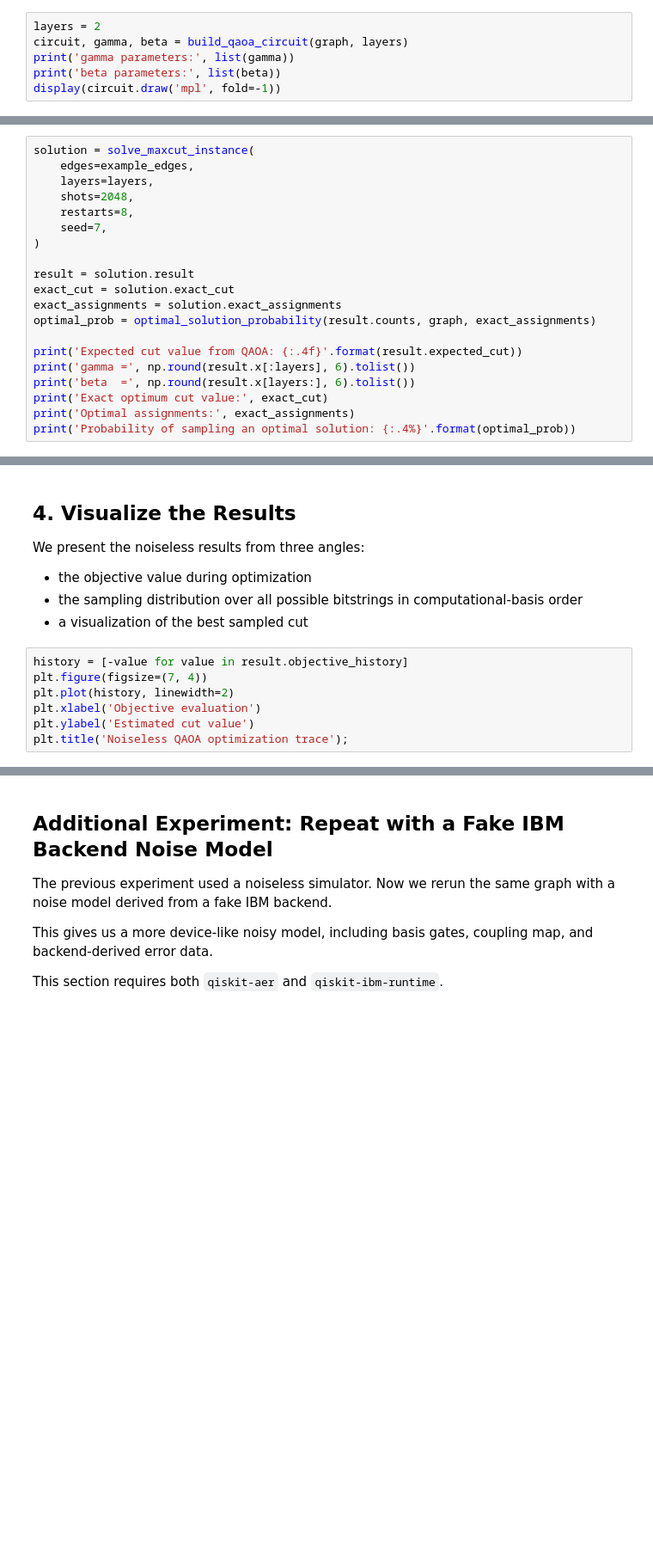
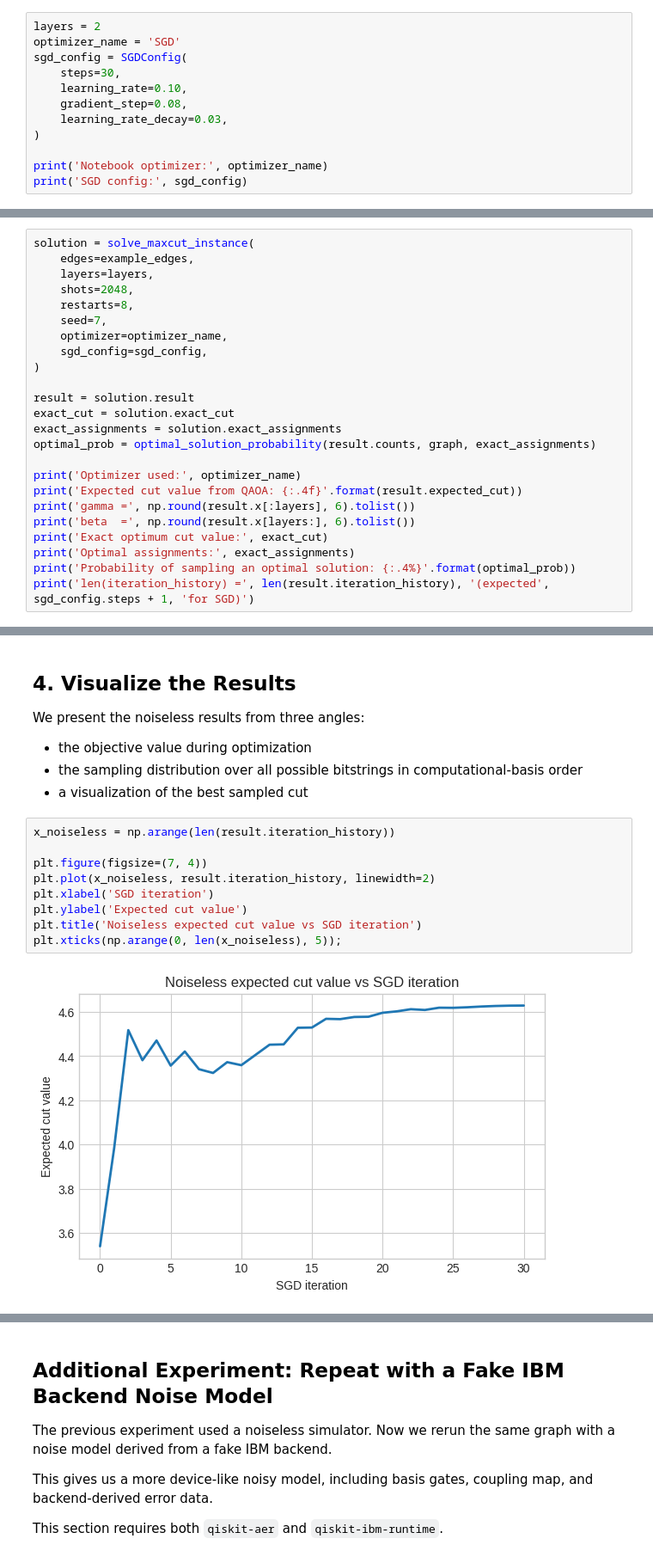
Before and after one commit to ZeddTheGoat/QAOA, a Jupyter notebook: qaoa_maxcut_tutorial.ipynb, the cells around one changed output, grey strips where cells are left out. Shown at 86% size. Saved outputs shown, nothing was run; the diff lists cells and outputs as text; blank space fills up the shorter version.

Commit message:
Added additional experiments for the QAOA MaxCut tutorial.

```diff
--- a/qaoa_maxcut_tutorial.ipynb
+++ b/qaoa_maxcut_tutorial.ipynb
@@ -71,6 +81,12 @@ print(hamiltonian)
 # %%
 layers = 2
-circuit, gamma, beta = build_qaoa_circuit(graph, layers)
-print('gamma parameters:', list(gamma))
-print('beta parameters:', list(beta))
-display(circuit.draw('mpl', fold=-1))
+optimizer_name = 'SGD'
+sgd_config = SGDConfig(
+    steps=30,
+    learning_rate=0.10,
+    gradient_step=0.08,
+    learning_rate_decay=0.03,
+)
+
+print('Notebook optimizer:', optimizer_name)
+print('SGD config:', sgd_config)
@@ -101,6 +125,8 @@ solution = solve_maxcut_instance(
     shots=2048,
     restarts=8,
     seed=7,
+    optimizer=optimizer_name,
+    sgd_config=sgd_config,
 )
 
 result = solution.result
@@ -108,9 +134,11 @@ exact_cut = solution.exact_cut
 exact_assignments = solution.exact_assignments
 optimal_prob = optimal_solution_probability(result.counts, graph, exact_assignments)
 
+print('Optimizer used:', optimizer_name)
 print('Expected cut value from QAOA: {:.4f}'.format(result.expected_cut))
 print('gamma =', np.round(result.x[:layers], 6).tolist())
 print('beta  =', np.round(result.x[layers:], 6).tolist())
 print('Exact optimum cut value:', exact_cut)
 print('Optimal assignments:', exact_assignments)
 print('Probability of sampling an optimal solution: {:.4%}'.format(optimal_prob))
+print('len(iteration_history) =', len(result.iteration_history), '(expected', sgd_config.steps + 1, 'for SGD)')
@@ -123,11 +160,15 @@ We present the noiseless results from three angles:
 - the sampling distribution over all possible bitstrings in computational-basis order
 - a visualization of the best sampled cut
 # %%
-history = [-value for value in result.objective_history]
+x_noiseless = np.arange(len(result.iteration_history))
+
 plt.figure(figsize=(7, 4))
-plt.plot(history, linewidth=2)
-plt.xlabel('Objective evaluation')
-plt.ylabel('Estimated cut value')
-plt.title('Noiseless QAOA optimization trace');
+plt.plot(x_noiseless, result.iteration_history, linewidth=2)
+plt.xlabel('SGD iteration')
+plt.ylabel('Expected cut value')
+plt.title('Noiseless expected cut value vs SGD iteration')
+plt.xticks(np.arange(0, len(x_noiseless), 5));
+# %% [output]
+[figure, added]
 # %%
 plot_sampling_distribution(result.counts, graph, title='Noiseless sampling distribution');
```
Also changed, not shown: parts of 22 cells of this notebook, 2 other files.
